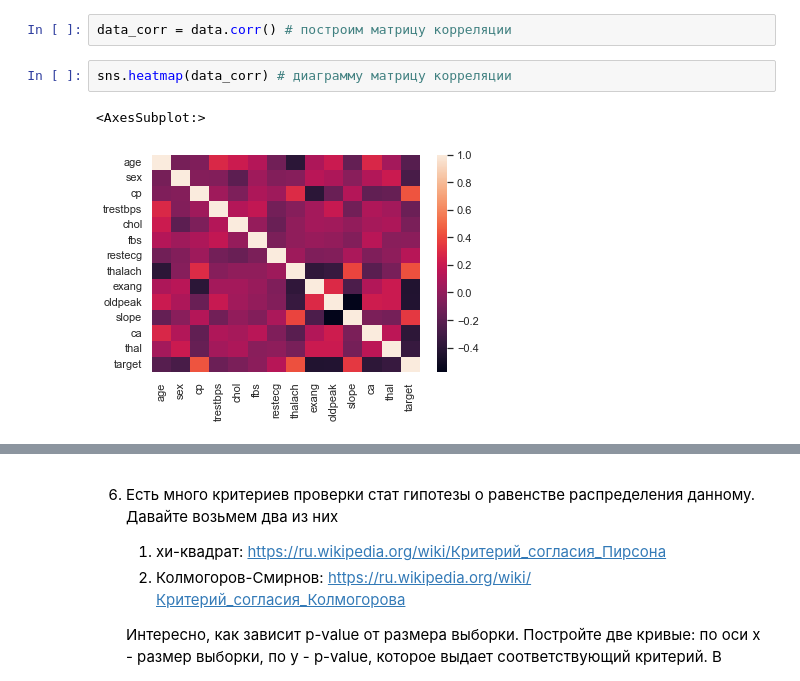
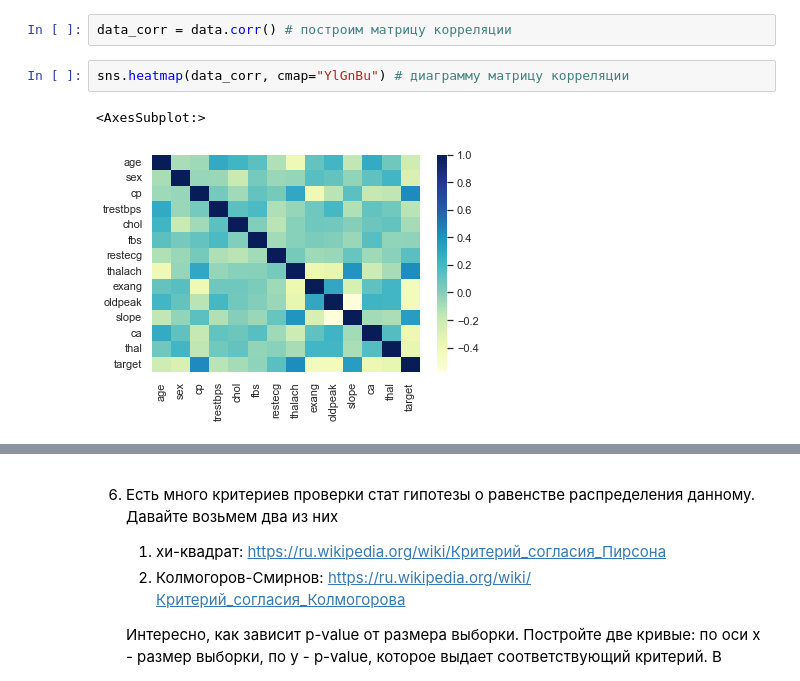
Before and after one commit to BillyYank/SPBGU-Analitics-2021, a Jupyter notebook: homeworks/NataliaFlud/29-11-2021/home-math.ipynb, the cells around one changed output, grey strips where cells are left out. Drawn from its saved outputs; the diff is of its cells as text.

```diff
--- a/homeworks/NataliaFlud/29-11-2021/home-math.ipynb
+++ b/homeworks/NataliaFlud/29-11-2021/home-math.ipynb
@@ -126,7 +126,7 @@ data
 # %%
 data_corr = data.corr() # построим матрицу корреляции
 # %%
-sns.heatmap(data_corr) # диаграмму матрицу корреляции
+sns.heatmap(data_corr, cmap="YlGnBu") # диаграмму матрицу корреляции
 # %% [output]
 <AxesSubplot:>
-[figure, old version]
+[figure, new version]
```
Also changed, not shown: parts of 4 cells of this notebook.
